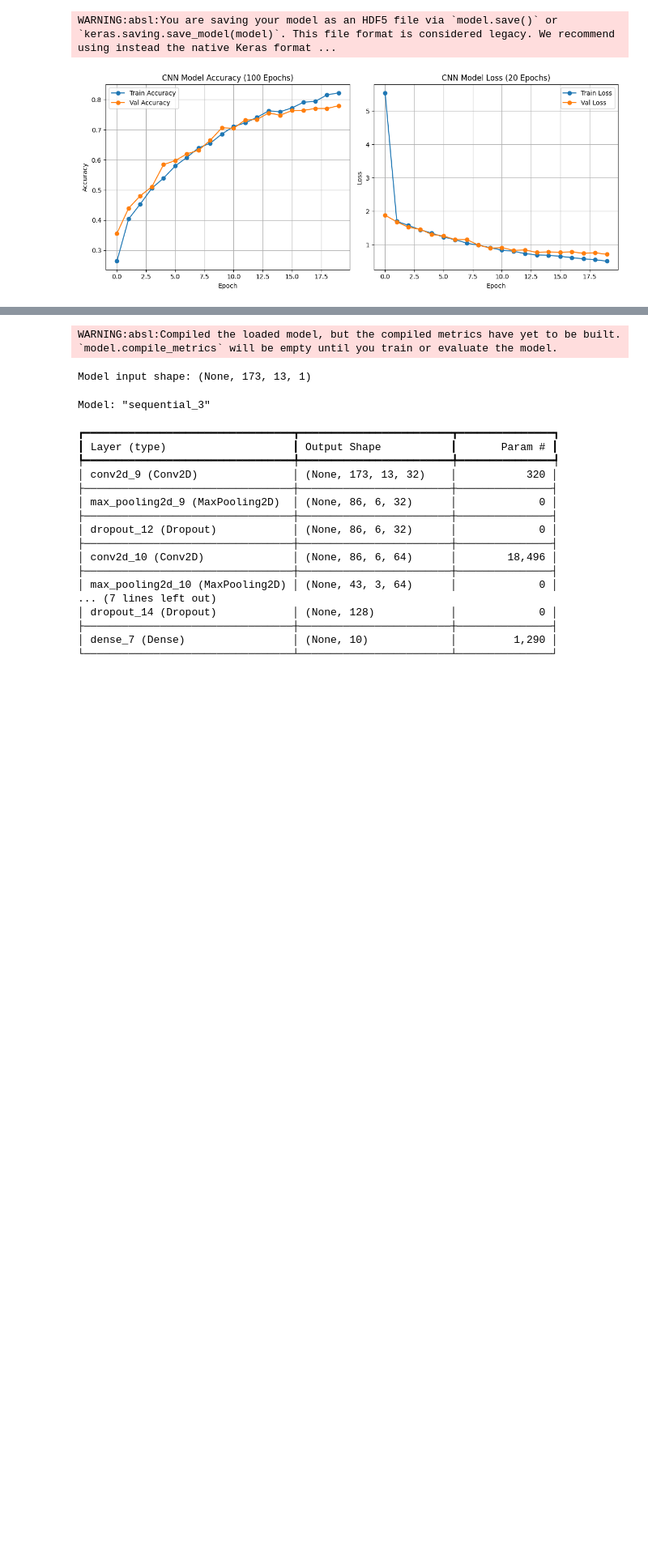
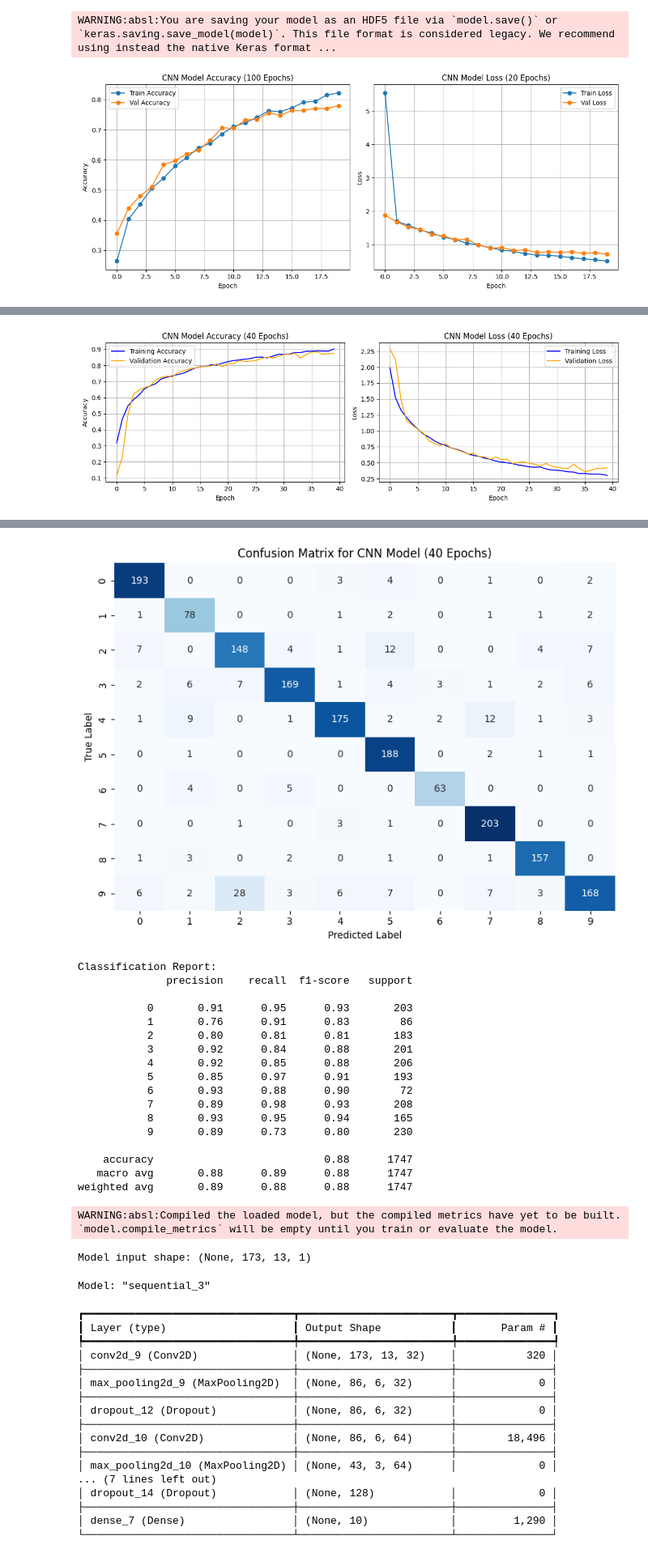
Before and after one commit to Rocky782/Environment, a Jupyter notebook: main.ipynb, the cells around one changed output, grey strips where cells are left out. Shown at 81% size. Drawn from its saved outputs; the diff is of its cells as text; code cells hidden in the pictures; blank space fills up the shorter version.

```diff
--- a/main.ipynb
+++ b/main.ipynb
@@ -394,0 +805,56 @@ Negative dimension size caused by subtracting 3 from 1 for '{{node sequential_2_
+# %%
+import matplotlib.pyplot as plt
+import seaborn as sns
+import numpy as np
+from sklearn.metrics import confusion_matrix, classification_report
+
+# ====== Accuracy & Loss Plot ======
+plt.figure(figsize=(12, 4))
+
+# Accuracy plot
+plt.subplot(1, 2, 1)
+plt.plot(history.history['accuracy'], label='Training Accuracy', color='blue')
+plt.plot(history.history['val_accuracy'], label='Validation Accuracy', color='orange')
+plt.title('CNN Model Accuracy (40 Epochs)')
+plt.xlabel('Epoch')
+plt.ylabel('Accuracy')
+plt.legend()
+plt.grid(True)
+
+# Loss plot
+plt.subplot(1, 2, 2)
+plt.plot(history.history['loss'], label='Training Loss', color='blue')
+plt.plot(history.history['val_loss'], label='Validation Loss', color='orange')
+plt.title('CNN Model Loss (40 Epochs)')
+plt.xlabel('Epoch')
+plt.ylabel('Loss')
+plt.legend()
+plt.grid(True)
+
+plt.tight_layout()
+plt.savefig('cnn_accuracy_loss_40_epochs.png')  # Save accuracy/loss plot
+plt.show()
+
+# ====== Confusion Matrix ======
+# Predict on test data
+y_pred = model_cnn.predict(X_test_cnn)
+y_pred_classes = np.argmax(y_pred, axis=1)
+
+# Compute confusion matrix
+cm = confusion_matrix(y_test, y_pred_classes)
+
+# Plot confusion matrix
+plt.figure(figsize=(8, 6))
+sns.heatmap(cm, annot=True, fmt='d', cmap='Blues', cbar=False)
+plt.title('Confusion Matrix for CNN Model (40 Epochs)')
+plt.xlabel('Predicted Label')
+plt.ylabel('True Label')
+plt.tight_layout()
+plt.savefig('cnn_confusion_matrix_40_epochs.png')  # Save confusion matrix
+plt.show()
+
+# ====== Classification Report ======
+print("Classification Report:")
+print(classification_report(y_test, y_pred_classes))
+# %% [output]
+[figure, added]
@@ -395,3 +862,21 @@ Negative dimension size caused by subtracting 3 from 1 for '{{node sequential_2_
+[figure, added]
+Classification Report:
+              precision    recall  f1-score   support
+
+           0       0.91      0.95      0.93       203
+           1       0.76      0.91      0.83        86
+           2       0.80      0.81      0.81       183
+           3       0.92      0.84      0.88       201
+           4       0.92      0.85      0.88       206
+           5       0.85      0.97      0.91       193
+           6       0.93      0.88      0.90        72
+           7       0.89      0.98      0.93       208
+           8       0.93      0.95      0.94       165
+           9       0.89      0.73      0.80       230
+
+    accuracy                           0.88      1747
+   macro avg       0.88      0.89      0.88      1747
+weighted avg       0.89      0.88      0.88      1747
 # %%
 import tensorflow as tf
 
```
Also changed, not shown: parts of 14 cells of this notebook, 57 other files.
